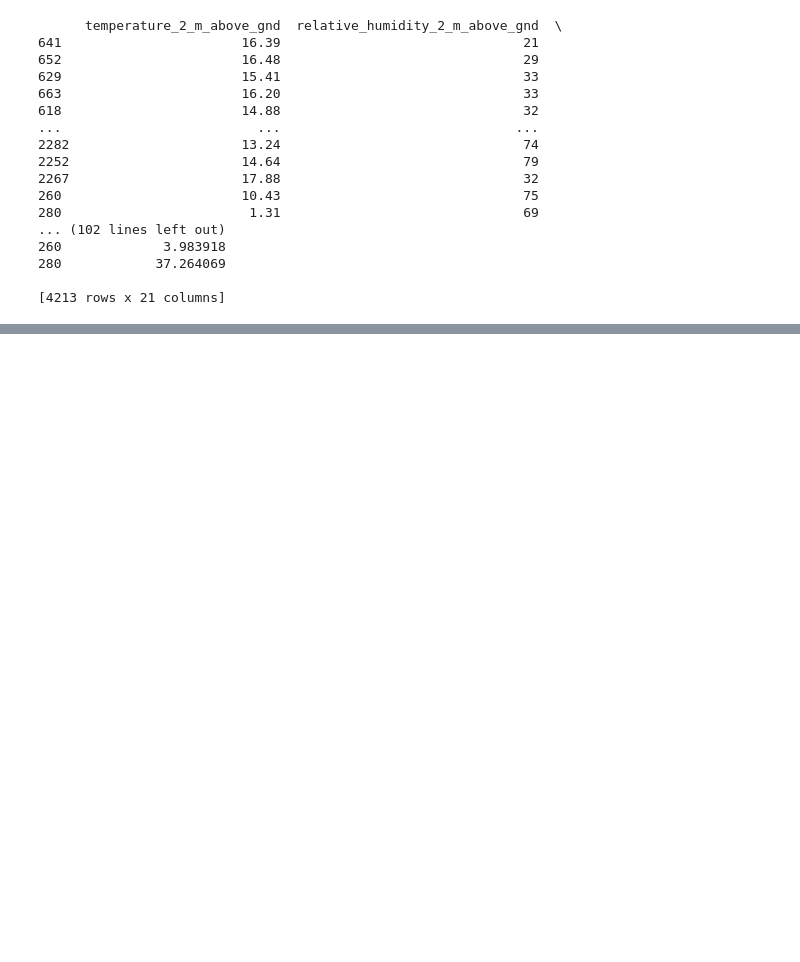
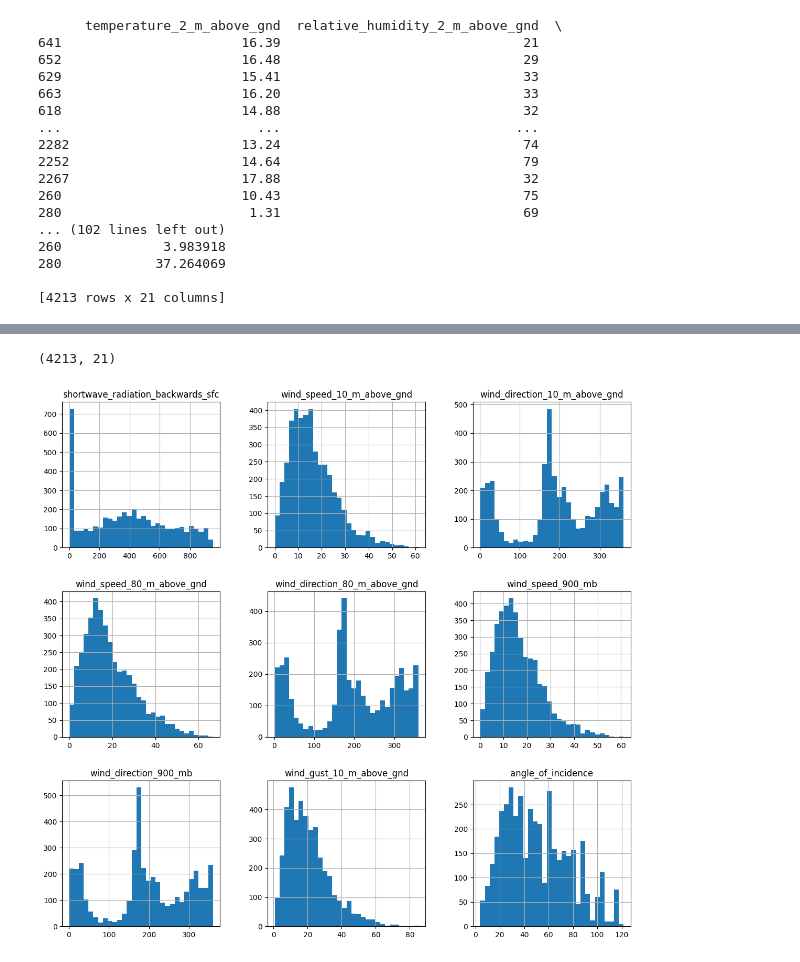
Before and after one commit to Ravirajbhakare73/solarpowergeneration, a Jupyter notebook: solarpowerprediction.ipynb, the cells around one changed output, grey strips where cells are left out. Cells and saved outputs as stored; diff of their text form; code cells hidden in the pictures; blank space fills up the shorter version.

```diff
--- a/solarpowerprediction.ipynb
+++ b/solarpowerprediction.ipynb
@@ -153,0 +194,9 @@ print(dataframe)
+# %%
+dataframe.shape
+# %% [output]
+(4213, 21)
+# %%
+dataframe[dataframe.columns[9:18]].hist(bins=30,figsize=(14,13))
+plt.show()
+# %% [output]
+[figure, added]
```
Also changed, not shown: parts of 8 cells of this notebook.
